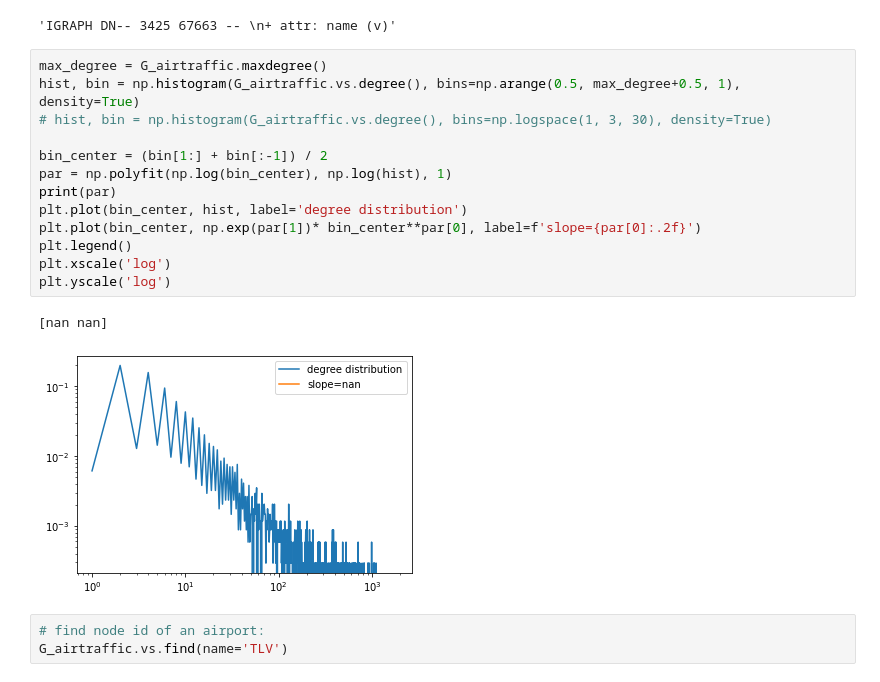
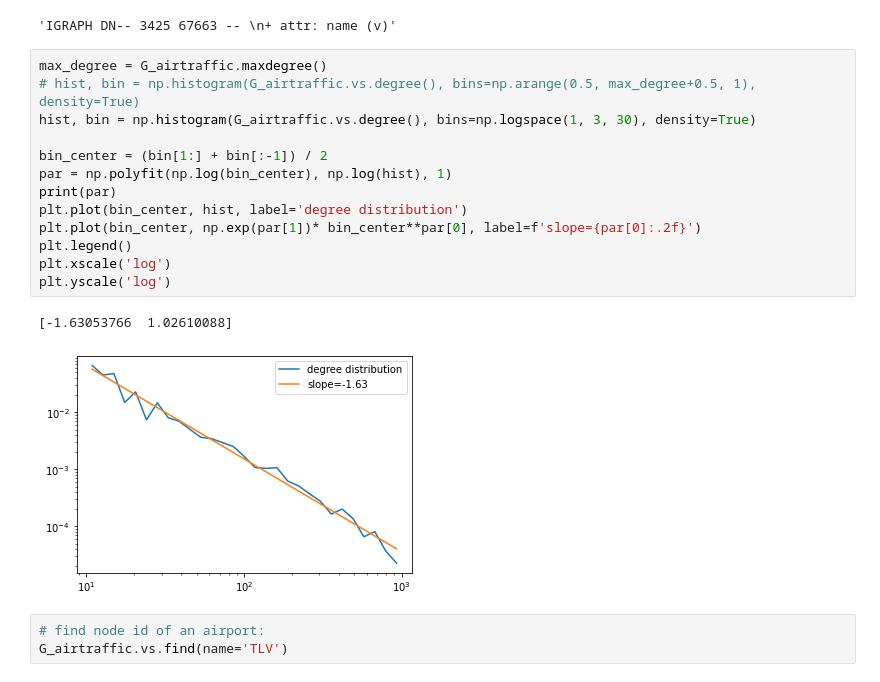
Before and after one commit to AlexMa123/BIU-Computational-Physics-2022, a Jupyter notebook: Lecture4 - Network.ipynb, the cells around one changed output. Cells and saved outputs as stored; diff of their text form.

```diff
--- a/Lecture4 - Network.ipynb
+++ b/Lecture4 - Network.ipynb
@@ -383,20 +378,20 @@ G_airtraffic.summary()
 'IGRAPH DN-- 3425 67663 -- \n+ attr: name (v)'
 # %%
 max_degree = G_airtraffic.maxdegree()
-hist, bin = np.histogram(G_airtraffic.vs.degree(), bins=np.arange(0.5, max_degree+0.5, 1), density=True)
-# hist, bin = np.histogram(G_airtraffic.vs.degree(), bins=np.logspace(1, 3, 30), density=True)
+# hist, bin = np.histogram(G_airtraffic.vs.degree(), bins=np.arange(0.5, max_degree+0.5, 1), density=True)
+hist, bin = np.histogram(G_airtraffic.vs.degree(), bins=np.logspace(1, 3, 30), density=True)
 
 bin_center = (bin[1:] + bin[:-1]) / 2
 par = np.polyfit(np.log(bin_center), np.log(hist), 1)
 print(par)
 plt.plot(bin_center, hist, label='degree distribution')
 plt.plot(bin_center, np.exp(par[1])* bin_center**par[0], label=f'slope={par[0]:.2f}')
 plt.legend()
 plt.xscale('log')
 plt.yscale('log')
 # %% [output]
-[nan nan]
+[-1.63053766  1.02610088]
-[figure, old version]
+[figure, new version]
 # %%
 # find node id of an airport:
 G_airtraffic.vs.find(name='TLV')
```
Also changed, not shown: parts of 7 cells of this notebook.
